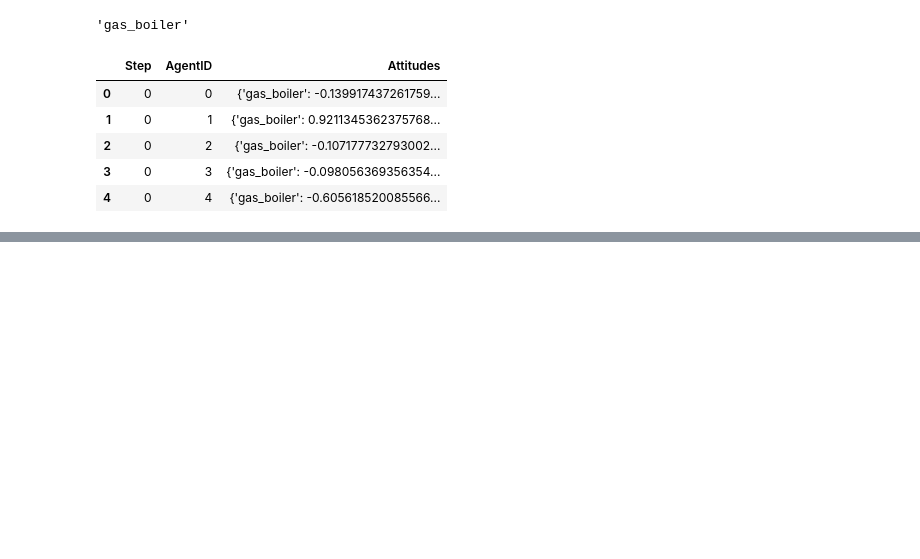
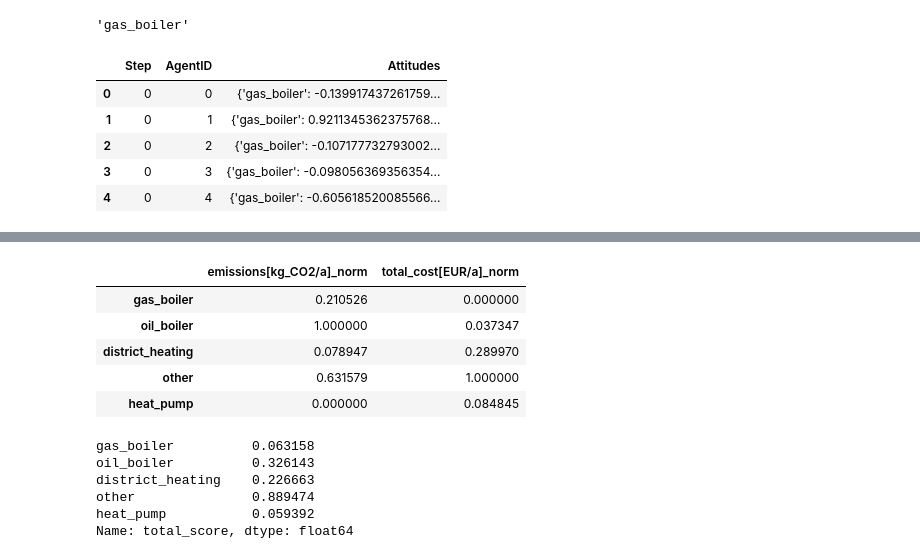
Before and after one commit to david-huck/abetam, a Jupyter notebook: sandbox.ipynb, the cells around one changed output, grey strips where cells are left out. Saved outputs shown, nothing was run; the diff lists cells and outputs as text; code cells hidden in the pictures; blank space fills up the shorter version.

```diff
--- a/sandbox.ipynb
+++ b/sandbox.ipynb
@@ -165,0 +212,28 @@ px.line(df.query("AgentID in @ids"), x="Step",y="Attitudes",color="tech", line_d
+# %%
+from decision_making.mcda import calc_score, normalize
+heating_techs_df.loc[:,["emissions[kg_CO2/a]_norm","total_cost[EUR/a]_norm"]] = heating_techs_df[["emissions[kg_CO2/a]","total_cost[EUR/a]"]].apply(normalize).values
+heating_techs_df.loc[:,["emissions[kg_CO2/a]_norm","total_cost[EUR/a]_norm"]]
+# %% [output]
+|  | emissions[kg_CO2/a]_norm | total_cost[EUR/a]_norm |
+| gas_boiler | 0.210526 | 0.000000 |
+| oil_boiler | 1.000000 | 0.037347 |
+| district_heating | 0.078947 | 0.289970 |
+| other | 0.631579 | 1.000000 |
+| heat_pump | 0.000000 | 0.084845 |
+# %%
+
+
+heating_techs_df["total_score"] = heating_techs_df[["emissions[kg_CO2/a]_norm","total_cost[EUR/a]_norm"]]\
+    .apply(
+        calc_score,
+        axis=1,
+        weights={"emissions[kg_CO2/a]_norm":0.3,"total_cost[EUR/a]_norm":0.7}
+        )
+heating_techs_df["total_score"]
+# %% [output]
+gas_boiler          0.063158
+oil_boiler          0.326143
+district_heating    0.226663
+other               0.889474
+heat_pump           0.059392
+Name: total_score, dtype: float64
```
Also changed, not shown: parts of 2 cells of this notebook, 5 other files.
